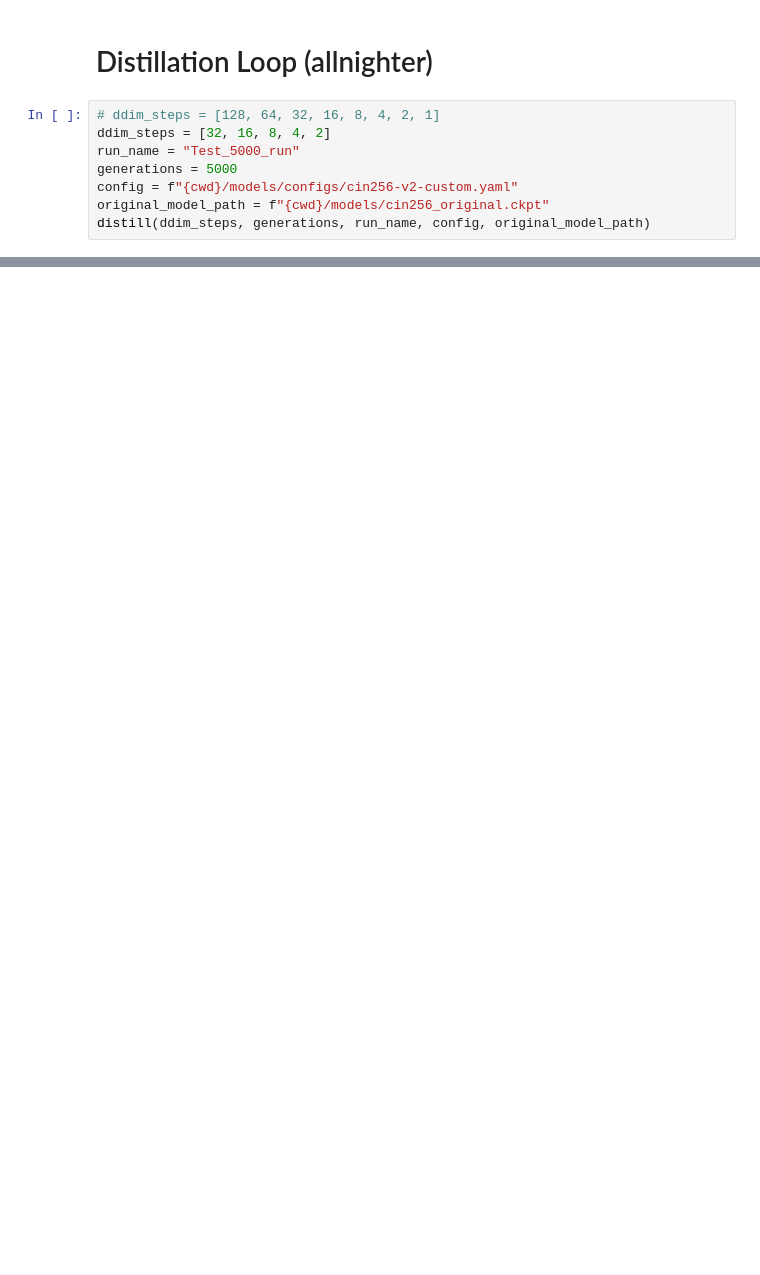
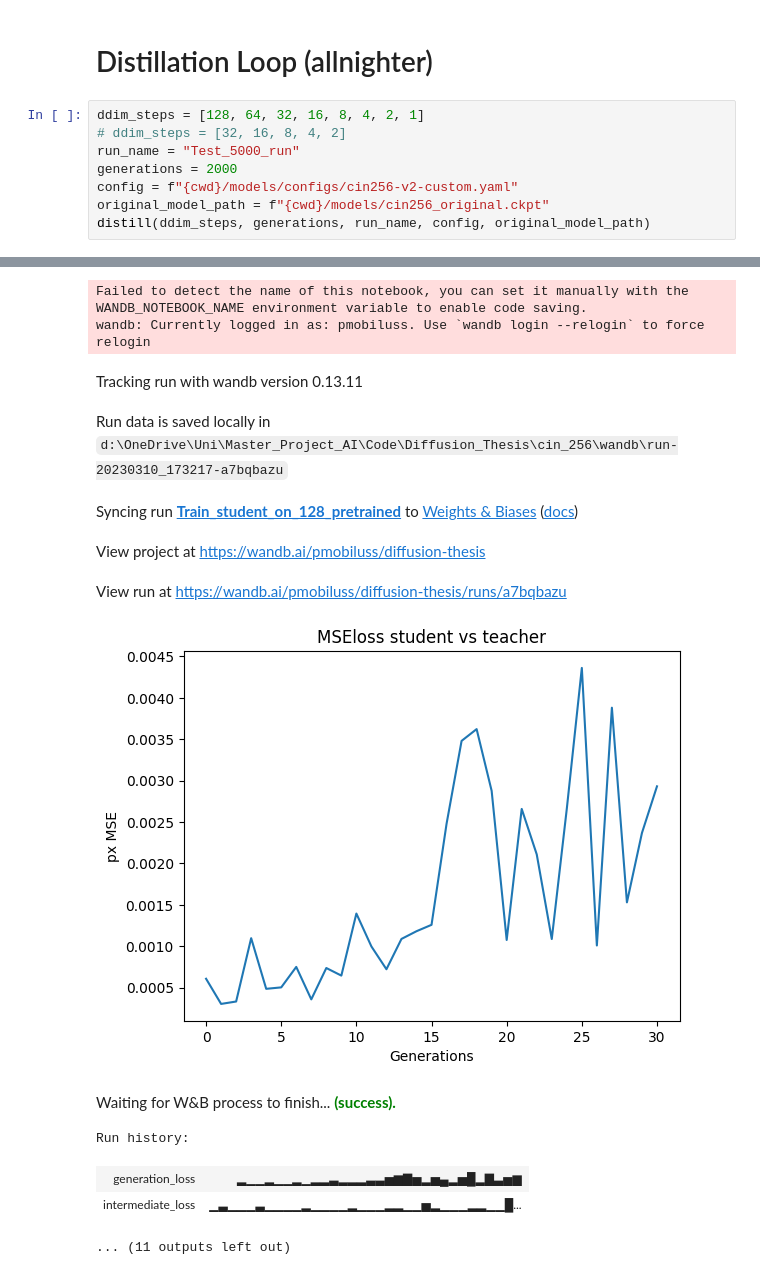
Before and after one commit to Pmobilee/DSD, a Jupyter notebook: cin_256/Cin_256_custom.ipynb, the cells around one changed output, grey strips where cells are left out. Cells and saved outputs as stored; diff of their text form; blank space fills up the shorter version.

```diff
--- a/cin_256/Cin_256_custom.ipynb
+++ b/cin_256/Cin_256_custom.ipynb
@@ -165,10 +161,11 @@ NameError: name 'teacher' is not defined
 # %% [markdown]
 # Distillation Loop (allnighter)
 # %%
-# ddim_steps = [128, 64, 32, 16, 8, 4, 2, 1]
-ddim_steps = [32, 16, 8, 4, 2]
+ddim_steps = [128, 64, 32, 16, 8, 4, 2, 1]
+# ddim_steps = [32, 16, 8, 4, 2]
 run_name = "Test_5000_run"
-generations = 5000
+generations = 2000
 config = f"{cwd}/models/configs/cin256-v2-custom.yaml"
 original_model_path = f"{cwd}/models/cin256_original.ckpt"
 distill(ddim_steps, generations, run_name, config, original_model_path)
+# %% [output]
@@ -174,0 +178,13 @@ distill(ddim_steps, generations, run_name, config, original_model_path)
+Failed to detect the name of this notebook, you can set it manually with the WANDB_NOTEBOOK_NAME environment variable to enable code saving.
+wandb: Currently logged in as: pmobiluss. Use `wandb login --relogin` to force relogin
+Tracking run with wandb version 0.13.11
+Run data is saved locally in d:\OneDrive\Uni\Master_Project_AI\Code\Diffusion_Thesis\cin_256\wandb\run-20230310_173217-a7bqbazu
+Syncing run Train_student_on_128_pretrained to Weights & Biases (docs)
+View project at https://wandb.ai/pmobiluss/diffusion-thesis
+View run at https://wandb.ai/pmobiluss/diffusion-thesis/runs/a7bqbazu
+[figure, added]
+Waiting for W&B process to finish... (success).
+Run history:
+| generation_loss | ▂▁▁▂▁▁▂▁▂▂▃▂▂▂▃▃▅▆▇▅▂▅▄▂▅█▂▇▃▅▆ |
+| intermediate_loss | ▁▃▁▁▁▃▁▁▁▁▂▁▁▁▁▂▁▁▁▂▂▁▁▅▂▁▁▁▂▂▁▁█... |
+... (11 outputs left out)
```
Also changed, not shown: parts of 4 cells of this notebook, 2 other files.
